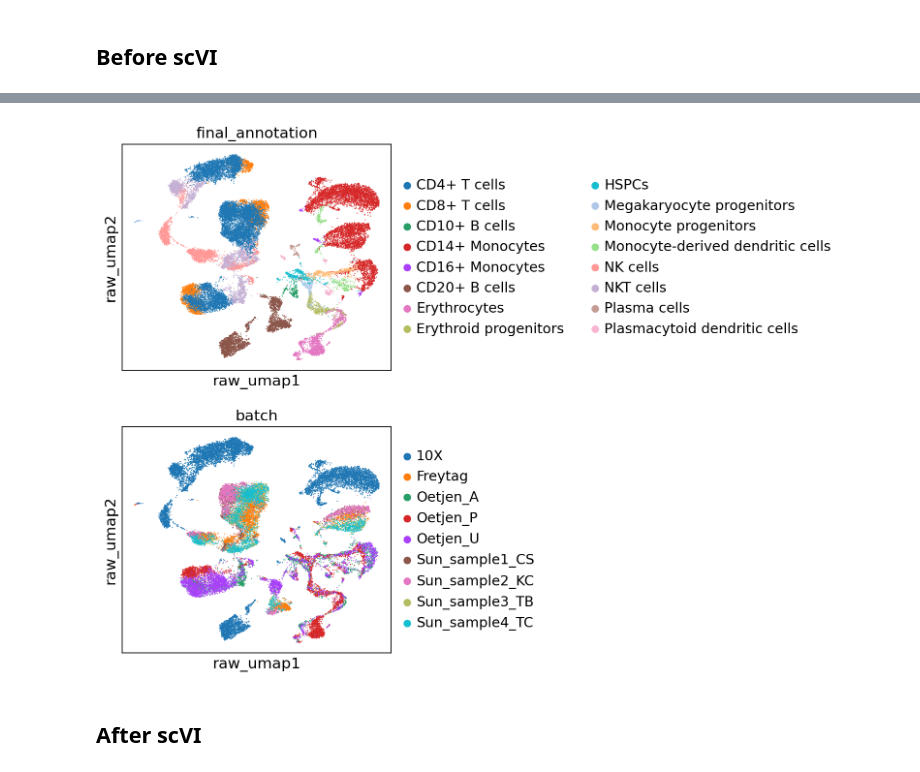
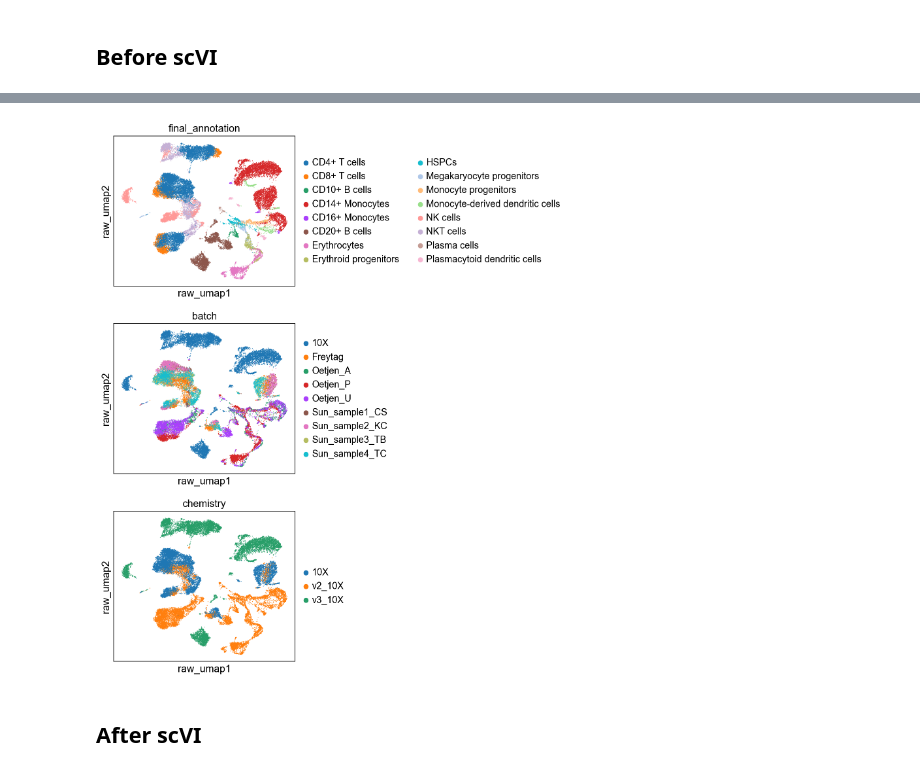
Before and after one commit to cellarium-ai/cellarium-ml, a Jupyter notebook: notebooks/scvi_demo.ipynb, the cells around one changed output, grey strips where cells are left out. Drawn from its saved outputs; the diff is of its cells as text; code cells hidden in the pictures.

Commit message:
scvi predict; notebook demo

```diff
--- a/notebooks/scvi_demo.ipynb
+++ b/notebooks/scvi_demo.ipynb
@@ -129,16 +111,11 @@ def get_dataset_from_anndata(
 # %%
 # get the location of the dataset
-with open(config_file, "r") as file:
+with open(train_config_file, "r") as file:
     config_dict = yaml.safe_load(file)
 data_path = config_dict["data"]["dadc"]["init_args"]["filenames"]
 print(f"Data is coming from {data_path}")
 
 # get a dataset object
-dataset = get_dataset_from_anndata(
-    data_path,
-    batch_size=128,
-    shuffle=False,
-    seed=0,
-    drop_last=False,
-)
+adata = sc.read_h5ad(data_path)
+adata
 # %% [output]
@@ -187,2 +124,0 @@ def embed(
-# %%
-adata = embed(dataset, pipeline)
@@ -188,0 +129,12 @@ adata = embed(dataset, pipeline)
+# %%
+# get the location of the prediction output
+
+with open(predict_config_file, "r") as file:
+    config_dict = yaml.safe_load(file)
+prediction_path = None
+for callback in config_dict["trainer"]["callbacks"]:
+    if "PredictionWriter" in callback["class_path"]:
+        prediction_path = callback["init_args"]["output_dir"]
+if prediction_path is None:
+    raise ValueError("PredictionWriter callback not found in the predict config file")
+print(f"Latents are coming from {prediction_path}/")
@@ -188,0 +143,12 @@ adata = embed(dataset, pipeline)
+# %%
+# load the scvi latent representation and put it into adata.obsm["X_scvi"]
+
+dfs = []
+
+for file in glob.glob(os.path.join(prediction_path, "batch*.csv")):
+    dfs.append(pd.read_csv(file, index_col=0, header=None))
+
+latent_df = pd.concat(dfs, axis=0)
+latent_df = latent_df.loc[adata.obs_names]
+adata.obsm["X_scvi"] = latent_df.values
+adata
@@ -208,7 +194,7 @@ adata.obsm["X_raw_umap"] = adata.obsm["X_umap"].copy()
 # %%
-sc.pl.embedding(adata, basis="raw_umap", color=["final_annotation", "batch"], ncols=1)
+sc.pl.embedding(adata, basis="raw_umap", color=["final_annotation", "batch", "chemistry"], ncols=1)
 # %% [output]
-[figure, old version]
+[figure, new version]
 # %% [markdown]
 ## After scVI
 # %%
```
Also changed, not shown: parts of 31 cells of this notebook, 3 other files.
